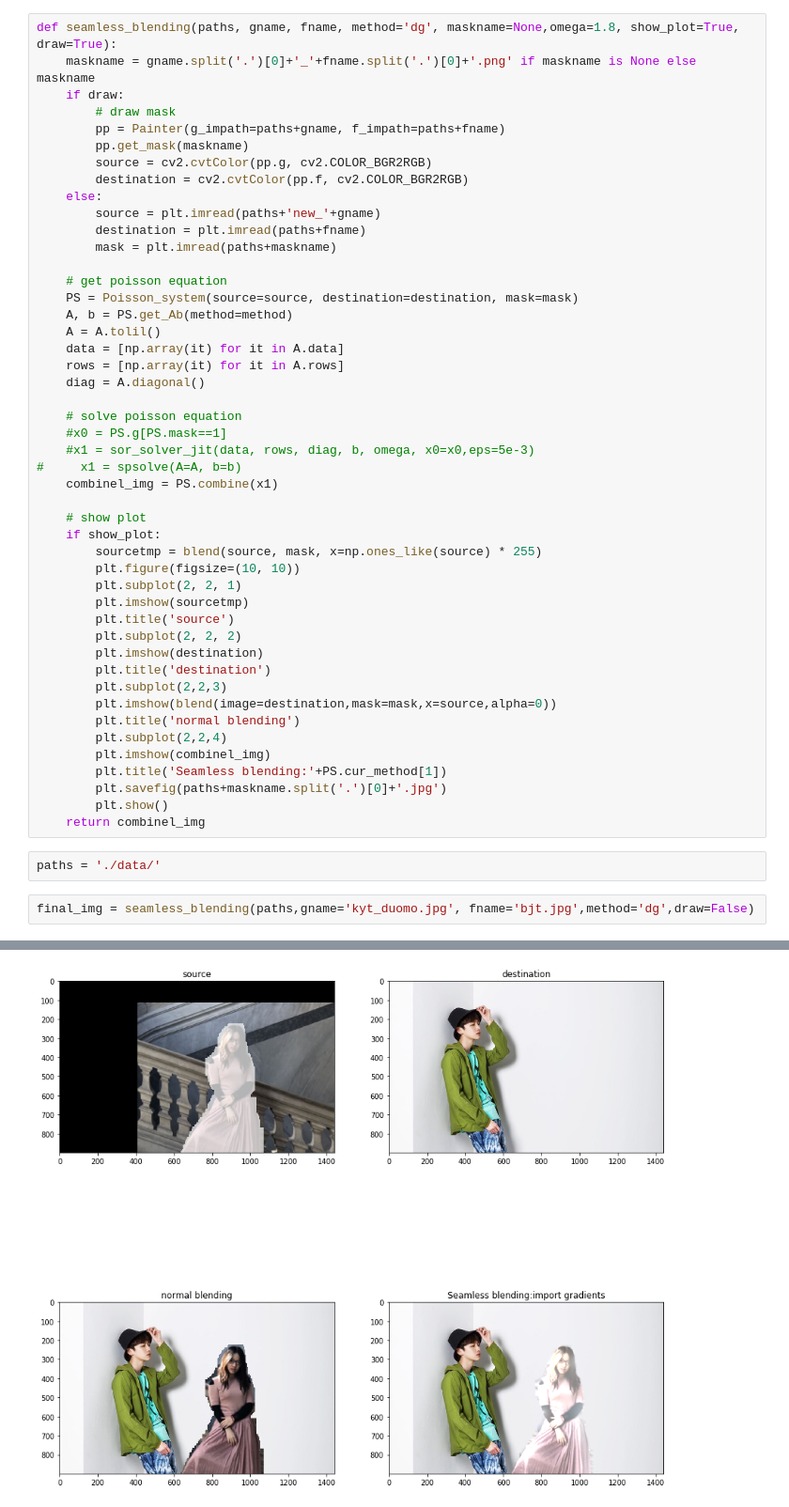
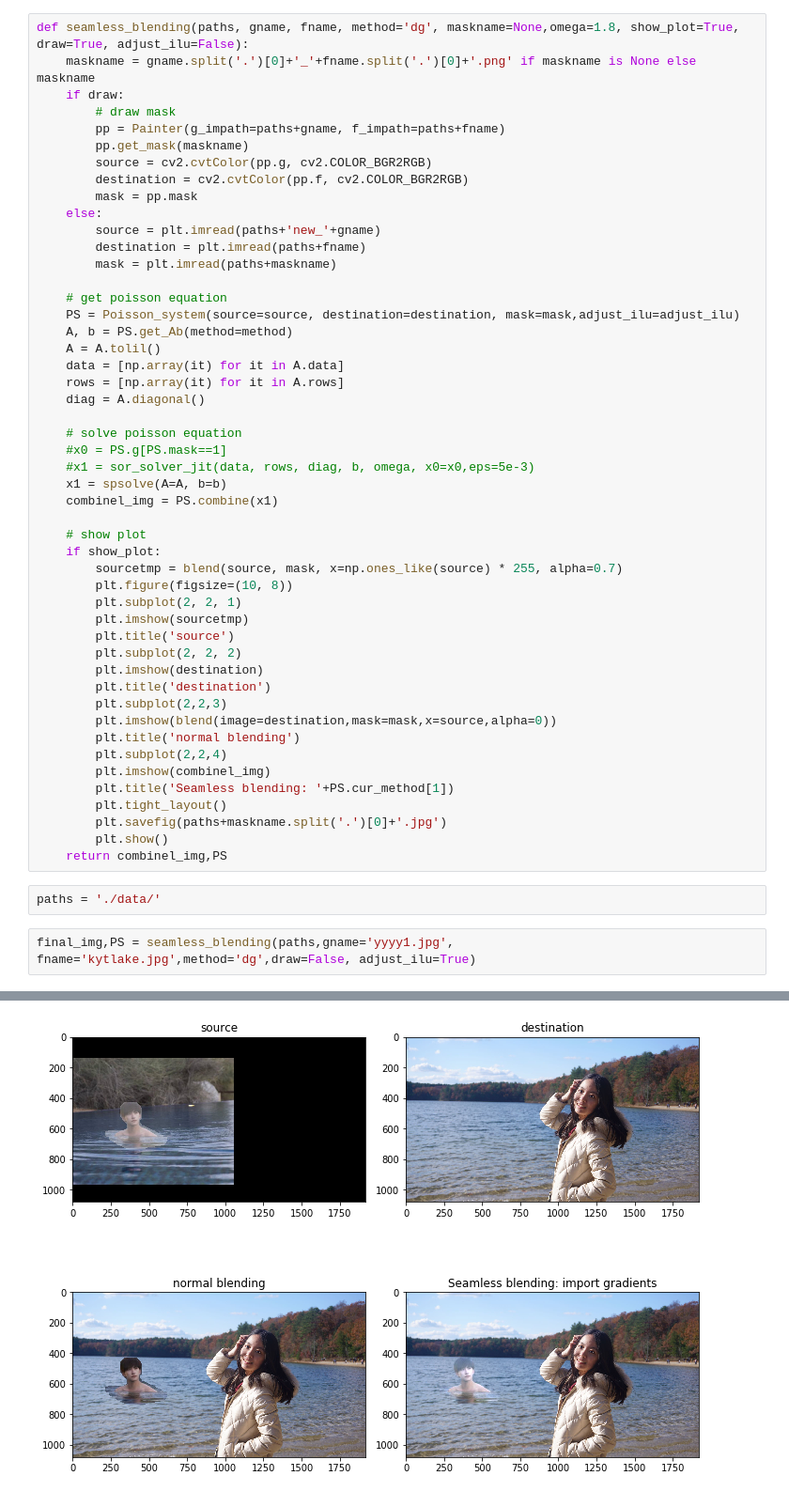
Before and after one commit to Yuting-Kou/cs283_SeamlessEditing, a Jupyter notebook: Application.ipynb, the cells around one changed output, grey strips where cells are left out. Shown: that part at 94% size. Saved outputs shown, nothing was run; the diff lists cells and outputs as text.

```diff
--- a/Application.ipynb
+++ b/Application.ipynb
@@ -13,7 +13,7 @@ import cv2
 ## Object Insertion
 ### 1. Seamless insert people into their idol’s picture
 # %%
-def seamless_blending(paths, gname, fname, method='dg', maskname=None,omega=1.8, show_plot=True, draw=True):
+def seamless_blending(paths, gname, fname, method='dg', maskname=None,omega=1.8, show_plot=True, draw=True, adjust_ilu=False):
     maskname = gname.split('.')[0]+'_'+fname.split('.')[0]+'.png' if maskname is None else maskname
     if draw:
         # draw mask
@@ -21,13 +21,14 @@ def seamless_blending(paths, gname, fname, method='dg', maskname=None,omega=1.8,
         pp.get_mask(maskname)
         source = cv2.cvtColor(pp.g, cv2.COLOR_BGR2RGB)
         destination = cv2.cvtColor(pp.f, cv2.COLOR_BGR2RGB)
+        mask = pp.mask
     else:
         source = plt.imread(paths+'new_'+gname)
         destination = plt.imread(paths+fname)
         mask = plt.imread(paths+maskname)
 
     # get poisson equation
-    PS = Poisson_system(source=source, destination=destination, mask=mask)
+    PS = Poisson_system(source=source, destination=destination, mask=mask,adjust_ilu=adjust_ilu)
     A, b = PS.get_Ab(method=method)
     A = A.tolil()
     data = [np.array(it) for it in A.data]
@@ -37,13 +38,13 @@ def seamless_blending(paths, gname, fname, method='dg', maskname=None,omega=1.8,
     # solve poisson equation
     #x0 = PS.g[PS.mask==1]
     #x1 = sor_solver_jit(data, rows, diag, b, omega, x0=x0,eps=5e-3)
-#     x1 = spsolve(A=A, b=b)
+    x1 = spsolve(A=A, b=b)
     combinel_img = PS.combine(x1)
 
     # show plot
     if show_plot:
-        sourcetmp = blend(source, mask, x=np.ones_like(source) * 255)
-        plt.figure(figsize=(10, 10))
+        sourcetmp = blend(source, mask, x=np.ones_like(source) * 255, alpha=0.7)
+        plt.figure(figsize=(10, 8))
         plt.subplot(2, 2, 1)
         plt.imshow(sourcetmp)
         plt.title('source')
@@ -55,13 +56,14 @@ def seamless_blending(paths, gname, fname, method='dg', maskname=None,omega=1.8,
         plt.title('normal blending')
         plt.subplot(2,2,4)
         plt.imshow(combinel_img)
-        plt.title('Seamless blending:'+PS.cur_method[1])
+        plt.title('Seamless blending: '+PS.cur_method[1])
+        plt.tight_layout()
         plt.savefig(paths+maskname.split('.')[0]+'.jpg')
         plt.show()
-    return combinel_img
+    return combinel_img,PS
 # %%
 paths = './data/'
 # %%
-final_img = seamless_blending(paths,gname='kyt_duomo.jpg', fname='bjt.jpg',method='dg',draw=False)
+final_img,PS = seamless_blending(paths,gname='yyyy1.jpg', fname='kytlake.jpg',method='dg',draw=False, adjust_ilu=True)
 # %% [output]
 Import gradient ['dg', 'import gradients', 'basic seamless cloning']
@@ -102 +70 @@ func:'sor_solver_jit' took: 666.7206 sec
-[figure, old version]
+[figure, new version]
```
Also changed, not shown: parts of 9 cells of this notebook, 5 other files.
